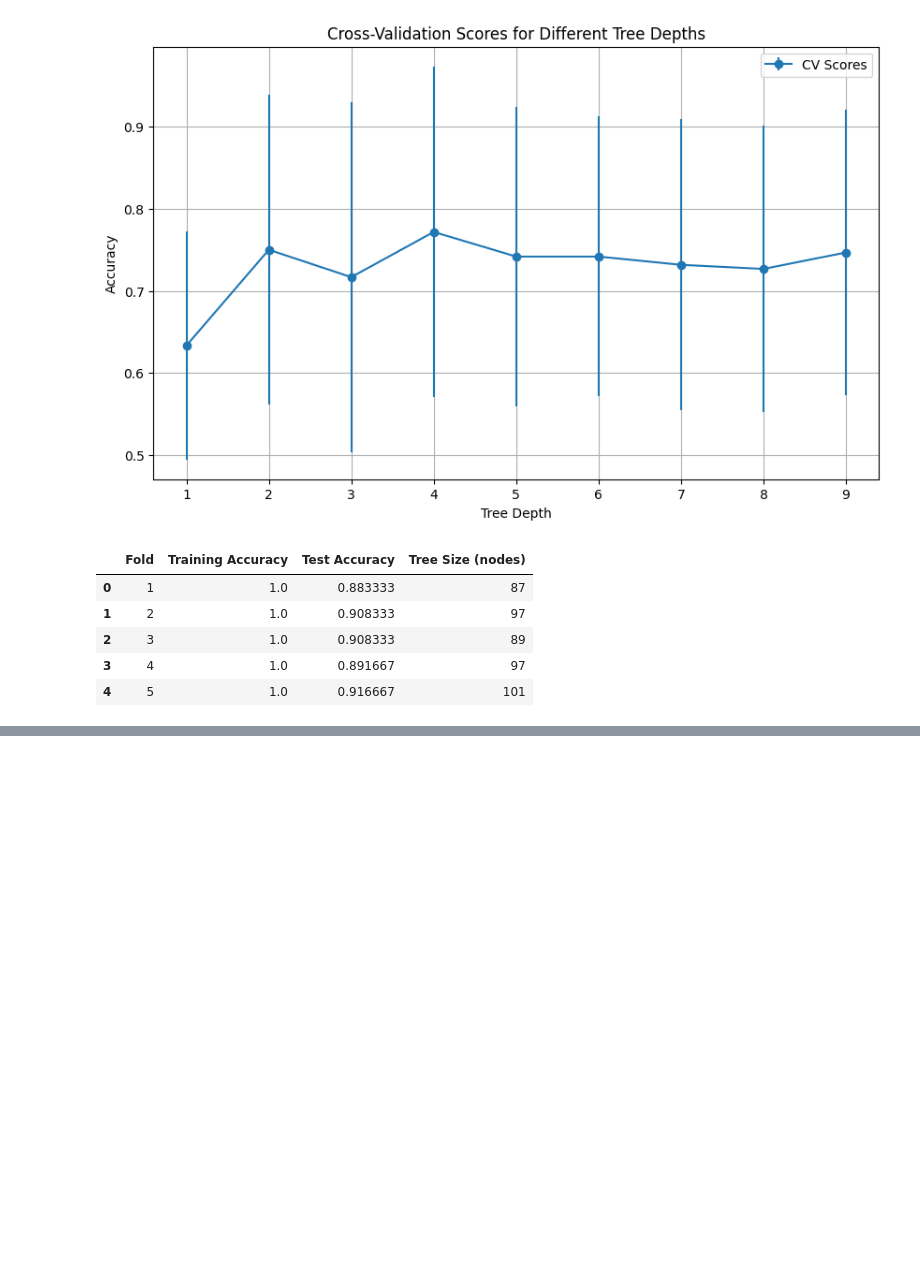
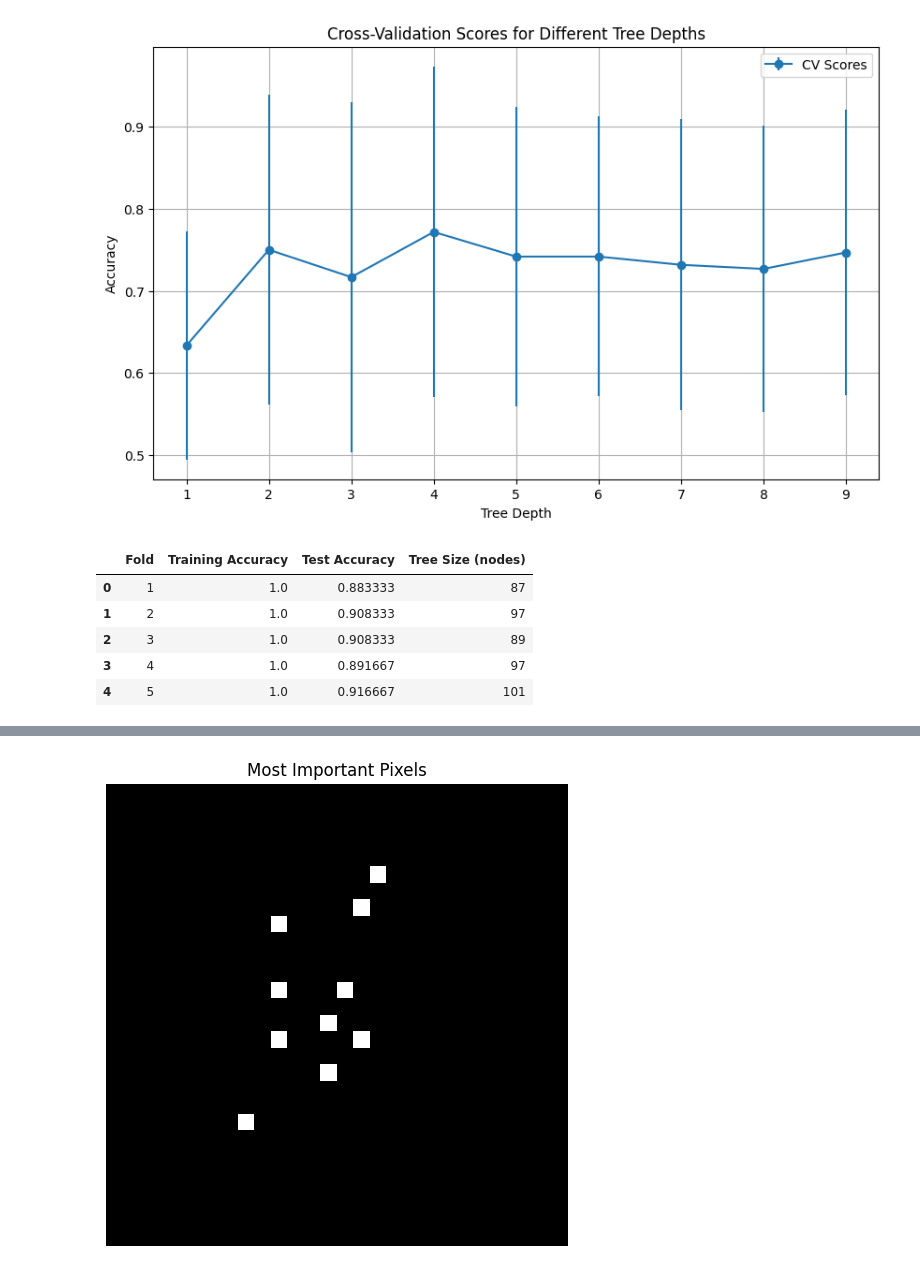
Before and after one commit to FabianBB/Machine-Learning, a Jupyter notebook: Tree-based-models/Tree-based-methods.ipynb, the cells around one changed output, grey strips where cells are left out. Saved outputs shown, nothing was run; the diff lists cells and outputs as text; code cells hidden in the pictures; blank space fills up the shorter version.

```diff
--- a/Tree-based-models/Tree-based-methods.ipynb
+++ b/Tree-based-models/Tree-based-methods.ipynb
@@ -408,0 +558,13 @@ results_df
+# %%
+# unflatten the features and highlight the most important pixels in a grid plot
+important_pixels = np.zeros(28 * 28)
+important_pixels[indices[:10]] = 1
+important_pixels = important_pixels.reshape(28, 28)
+
+plt.figure(figsize=(10, 6))
+plt.imshow(important_pixels, cmap="gray")
+plt.title("Most Important Pixels")
+plt.axis("off")
+plt.show()
+# %% [output]
+[figure, added]
```
Also changed, not shown: parts of 33 cells of this notebook.
